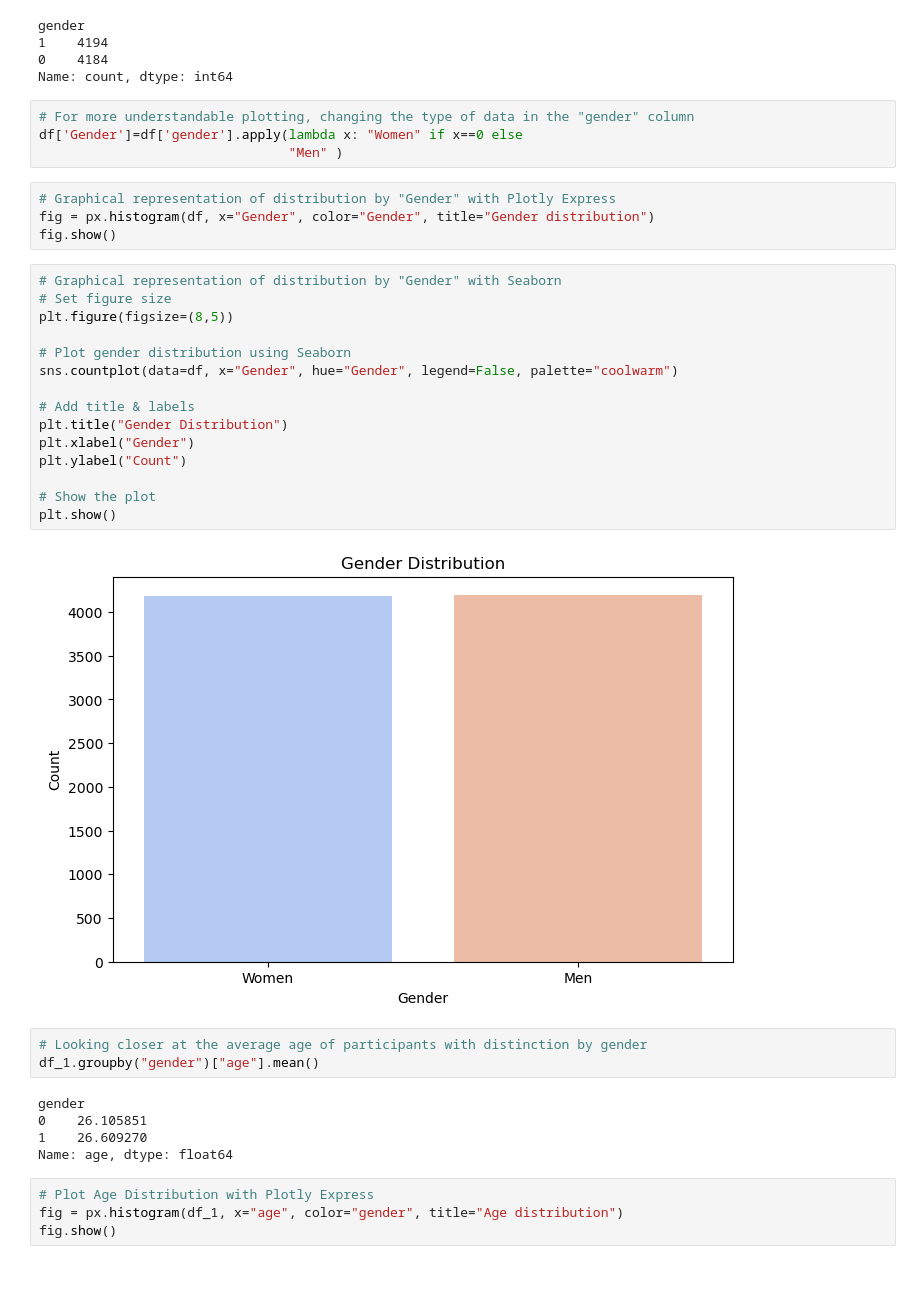
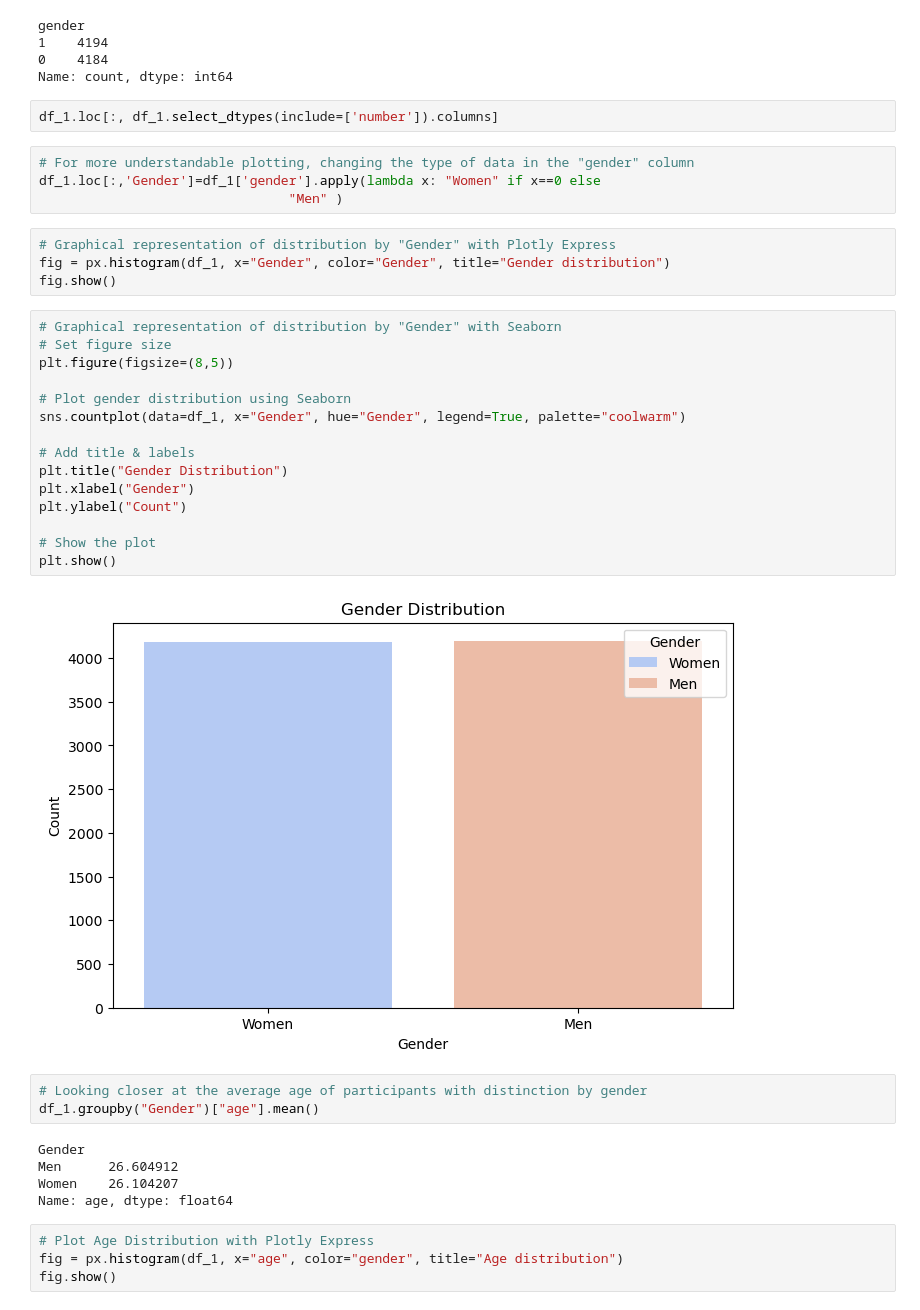
Before and after one commit to AgaHei/Speed_Dating_EDA, a Jupyter notebook: Project_Tinder_EDA.ipynb, the cells around one changed output. Saved outputs shown, nothing was run; the diff lists cells and outputs as text; blank space fills up the shorter version.

```diff
--- a/Project_Tinder_EDA.ipynb
+++ b/Project_Tinder_EDA.ipynb
@@ -207,38 +197,40 @@ gender
 1    4194
 0    4184
 Name: count, dtype: int64
+# %%
+df_1.loc[:, df_1.select_dtypes(include=['number']).columns]
 # %%
 # For more understandable plotting, changing the type of data in the "gender" column
-df['Gender']=df['gender'].apply(lambda x: "Women" if x==0 else
+df_1.loc[:,'Gender']=df_1['gender'].apply(lambda x: "Women" if x==0 else
                                 "Men" )
 # %%
 # Graphical representation of distribution by "Gender" with Plotly Express
-fig = px.histogram(df, x="Gender", color="Gender", title="Gender distribution")
+fig = px.histogram(df_1, x="Gender", color="Gender", title="Gender distribution")
 fig.show()
 # %%
 # Graphical representation of distribution by "Gender" with Seaborn
 # Set figure size
 plt.figure(figsize=(8,5))
 
 # Plot gender distribution using Seaborn
-sns.countplot(data=df, x="Gender", hue="Gender", legend=False, palette="coolwarm")
+sns.countplot(data=df_1, x="Gender", hue="Gender", legend=True, palette="coolwarm")
 
 # Add title & labels
 plt.title("Gender Distribution")
 plt.xlabel("Gender")
 plt.ylabel("Count")
 
 # Show the plot
 plt.show()
 # %% [output]
-[figure, old version]
+[figure, new version]
 # %%
 # Looking closer at the average age of participants with distinction by gender
-df_1.groupby("gender")["age"].mean()
+df_1.groupby("Gender")["age"].mean()
 # %% [output]
-gender
-0    26.105851
-1    26.609270
+Gender
+Men      26.604912
+Women    26.104207
 Name: age, dtype: float64
 # %%
 # Plot Age Distribution with Plotly Express
```
Also changed, not shown: parts of 36 cells of this notebook.
